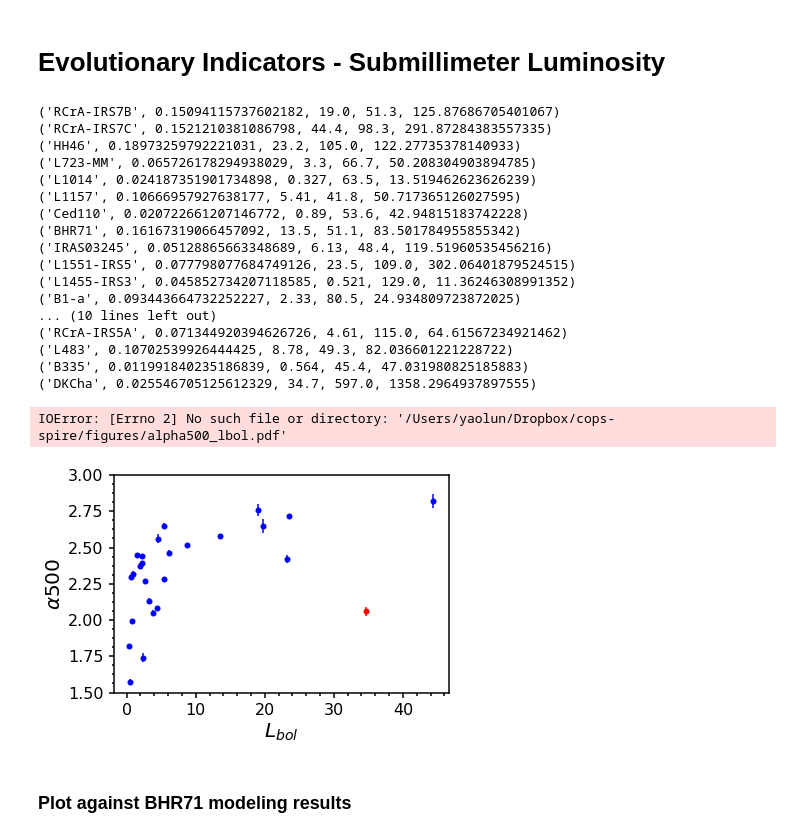
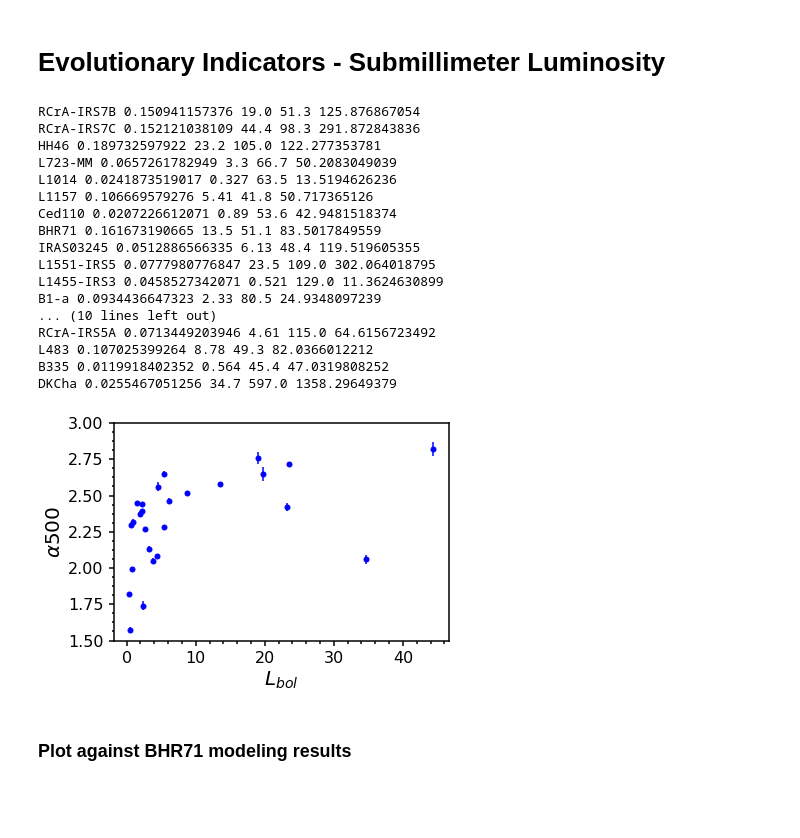
Before and after one commit to yaolun/sa, a Jupyter notebook: cops-spire analyses.ipynb, the cells around one changed output. Saved outputs shown, nothing was run; the diff lists cells and outputs as text; code cells hidden in the pictures; blank space fills up the shorter version.

```diff
--- a/cops-spire analyses.ipynb
+++ b/cops-spire analyses.ipynb
@@ -2,15 +2,15 @@
 # This is a Python 3 script
 # %%
 # archive_dir = '/Volumes/SD-Mac/CDF_archive_v2/'
-# archive_dir = '/Users/yaolun/data/CDF_archive_v2/'
-archive_dir = '/home/bettyjo/yaolun/CDF_archive_v2/'
+archive_dir = '/Users/yaolun/data/CDF_archive_v2/'
+# archive_dir = '/home/bettyjo/yaolun/CDF_archive_v2/'
 # %% [markdown]
 # Source Information
 # %%
 from astropy.io import ascii
 # distance
-# dist = ascii.read('/Users/yaolun/data/cops-spire_distance.txt')
-dist = ascii.read('/home/bettyjo/yaolun/cops-spire_distance.txt')
+dist = ascii.read('/Users/yaolun/data/cops-spire_distance.txt')
+# dist = ascii.read('/home/bettyjo/yaolun/cops-spire_distance.txt')
 
 # source list
 obj_list = ['RCrA-IRS7B','RCrA-IRS7C','HH46','L723-MM','L1014',
@@ -64,8 +64,8 @@ def lsubmm(low_wave, spec, dist):
     dist: distance in parsec
     """
     import sys
-#     sys.path.append('/Users/yaolun/programs/misc/hyperion/')
-    sys.path.append('/home/bettyjo/yaolun/programs/misc/hyperion/')
+    sys.path.append('/Users/yaolun/programs/misc/hyperion/')
+#     sys.path.append('/home/bettyjo/yaolun/programs/misc/hyperion/')
     from l_bol import l_bol
 
     l = l_bol(spec['Wavelength(um)'][spec['Wavelength(um)'] >= low_wave],
@@ -74,54 +74,51 @@ def lsubmm(low_wave, spec, dist):
 # %%
 %matplotlib inline
 import matplotlib.pyplot as plt
 
 fig = plt.figure()
 ax = fig.add_subplot(111)
 
 lsubmm_list = []
 for o in obj_list:
     spec = ascii.read(archive_dir+o+'/spire/data/'+o+'_spire_corrected.txt')
     l = lsubmm(350, spec, dist['distance'][dist['object'] == o])
     lsubmm_list.append(l)
     print(o, l, l_bol_list[obj_list.index(o)], t_bol_list[obj_list.index(o)], l_bol_list[obj_list.index(o)]/l)
-    if o != 'DKCha':
-        ax.errorbar(l_bol_list[obj_list.index(o)], alpha500_list[obj_list.index(o)],
-                    yerr=alpha500_err_list[obj_list.index(o)], marker='o', color='b', markersize=5)
-    else:
-        ax.errorbar(l_bol_list[obj_list.index(o)], alpha500_list[obj_list.index(o)],
-                    yerr=alpha500_err_list[obj_list.index(o)], marker='o', color='r', markersize=5)
+
+    ax.errorbar(l_bol_list[obj_list.index(o)], alpha500_list[obj_list.index(o)],
+                yerr=alpha500_err_list[obj_list.index(o)], marker='o', color='b', markersize=5)
+
 # ax.set_xlim([0,400])
 ax.set_ylim([1.5, 3.0])
 
 ax.set_xlabel(r'$L_{bol}}$', fontsize=20)
 ax.set_ylabel(r'$\alpha 500$', fontsize=20)
 ax.tick_params('both',labelsize=16,width=1.5,which='major',pad=5,length=5)
 ax.tick_params('both',labelsize=16,width=1.5,which='minor',pad=5,length=2.5)
 
 [ax.spines[axis].set_linewidth(1.5) for axis in ['top','bottom','left','right']]
 ax.minorticks_on()
 
-# fig.savefig('/Users/yaolun/Dropbox/cops-spire/figures/alpha500_lbol.pdf', format='pdf', dpi=300, bbox_inches='tight')
+fig.savefig('/Users/yaolun/Dropbox/cops-spire/figures/alpha500_lbol.pdf', format='pdf', dpi=300, bbox_inches='tight')
 # %% [output]
-('RCrA-IRS7B', 0.15094115737602182, 19.0, 51.3, 125.87686705401067)
-('RCrA-IRS7C', 0.1521210381086798, 44.4, 98.3, 291.87284383557335)
-('HH46', 0.18973259792221031, 23.2, 105.0, 122.27735378140933)
-('L723-MM', 0.065726178294938029, 3.3, 66.7, 50.208304903894785)
-('L1014', 0.024187351901734898, 0.327, 63.5, 13.519462623626239)
-('L1157', 0.10666957927638177, 5.41, 41.8, 50.717365126027595)
-('Ced110', 0.020722661207146772, 0.89, 53.6, 42.94815183742228)
-('BHR71', 0.16167319066457092, 13.5, 51.1, 83.501784955855342)
-('IRAS03245', 0.05128865663348689, 6.13, 48.4, 119.51960535456216)
-('L1551-IRS5', 0.077798077684749126, 23.5, 109.0, 302.06401879524515)
-('L1455-IRS3', 0.045852734207118585, 0.521, 129.0, 11.36246308991352)
-('B1-a', 0.093443664732252227, 2.33, 80.5, 24.934809723872025)
+RCrA-IRS7B 0.150941157376 19.0 51.3 125.876867054
+RCrA-IRS7C 0.152121038109 44.4 98.3 291.872843836
+HH46 0.189732597922 23.2 105.0 122.277353781
+L723-MM 0.0657261782949 3.3 66.7 50.2083049039
+L1014 0.0241873519017 0.327 63.5 13.5194626236
+L1157 0.106669579276 5.41 41.8 50.717365126
+Ced110 0.0207226612071 0.89 53.6 42.9481518374
+BHR71 0.161673190665 13.5 51.1 83.5017849559
+IRAS03245 0.0512886566335 6.13 48.4 119.519605355
+L1551-IRS5 0.0777980776847 23.5 109.0 302.064018795
+L1455-IRS3 0.0458527342071 0.521 129.0 11.3624630899
+B1-a 0.0934436647323 2.33 80.5 24.9348097239
 ... (10 lines left out)
-('RCrA-IRS5A', 0.071344920394626726, 4.61, 115.0, 64.61567234921462)
-('L483', 0.10702539926444425, 8.78, 49.3, 82.036601221228722)
-('B335', 0.011991840235186839, 0.564, 45.4, 47.031980825185883)
-('DKCha', 0.025546705125612329, 34.7, 597.0, 1358.2964937897555)
+RCrA-IRS5A 0.0713449203946 4.61 115.0 64.6156723492
+L483 0.107025399264 8.78 49.3 82.0366012212
+B335 0.0119918402352 0.564 45.4 47.0319808252
+DKCha 0.0255467051256 34.7 597.0 1358.29649379
-IOError: [Errno 2] No such file or directory: '/Users/yaolun/Dropbox/cops-spire/figures/alpha500_lbol.pdf'
-[figure, old version]
+[figure, new version]
 # %% [markdown]
 ### Plot against BHR71 modeling results
 # %%
```
